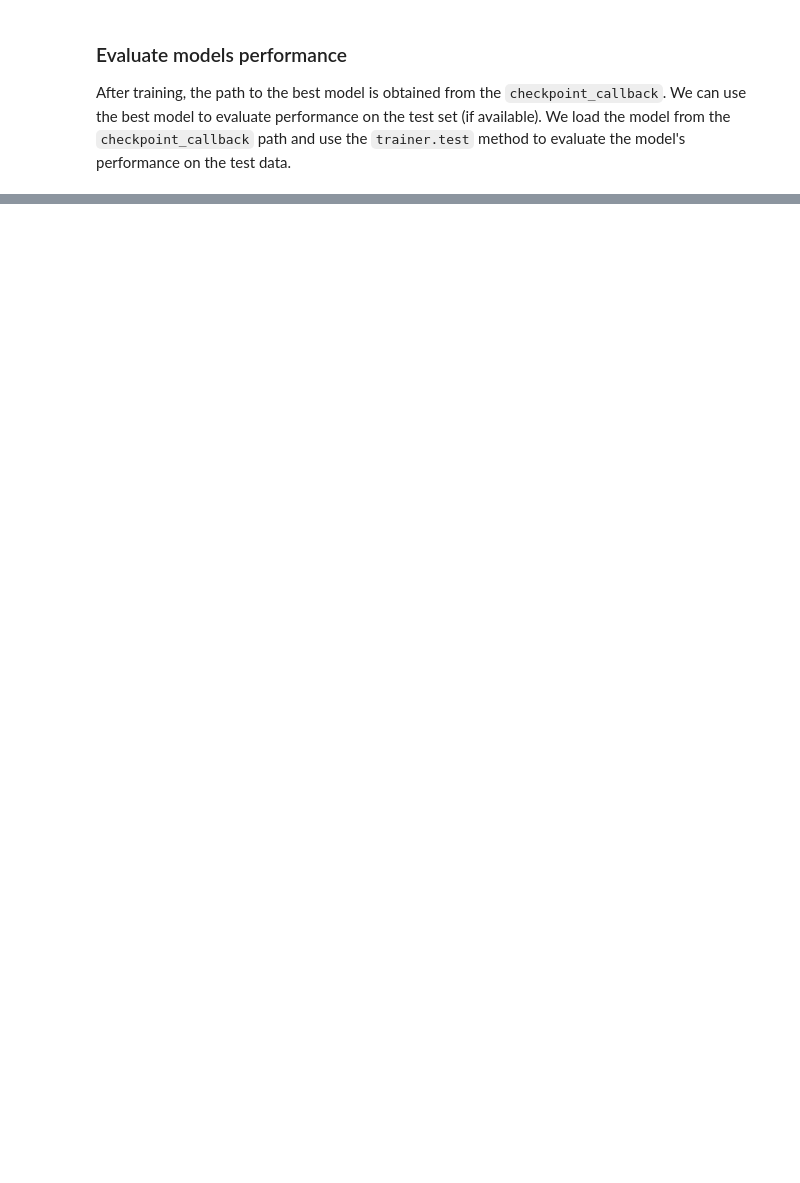
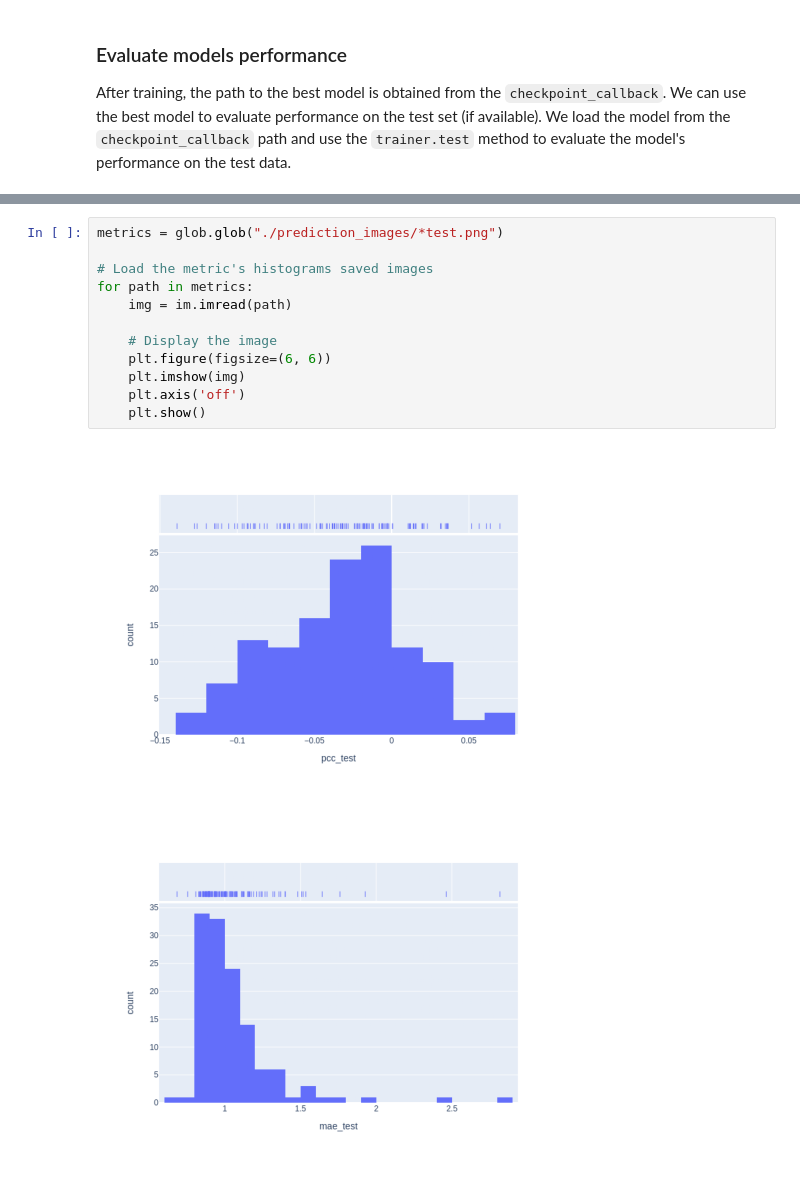
Before and after one commit to BCV-Uniandes/SpaRED, a Jupyter notebook: spared/tutorials/quickstart.ipynb, the cells around one changed output, grey strips where cells are left out. Saved outputs shown, nothing was run; the diff lists cells and outputs as text; blank space fills up the shorter version.

```diff
--- a/spared/tutorials/quickstart.ipynb
+++ b/spared/tutorials/quickstart.ipynb
@@ -274,0 +345,15 @@ IndexError: too many indices for array: array is 1-dimensional, but 2 were index
+# %%
+metrics = glob.glob("./prediction_images/*test.png")
+
+# Load the metric's histograms saved images
+for path in metrics:
+    img = im.imread(path)
+
+    # Display the image
+    plt.figure(figsize=(6, 6))
+    plt.imshow(img)
+    plt.axis('off')
+    plt.show()
+# %% [output]
+[figure, added]
+[figure, added]
```
Also changed, not shown: parts of 22 cells of this notebook, 6 other files.
